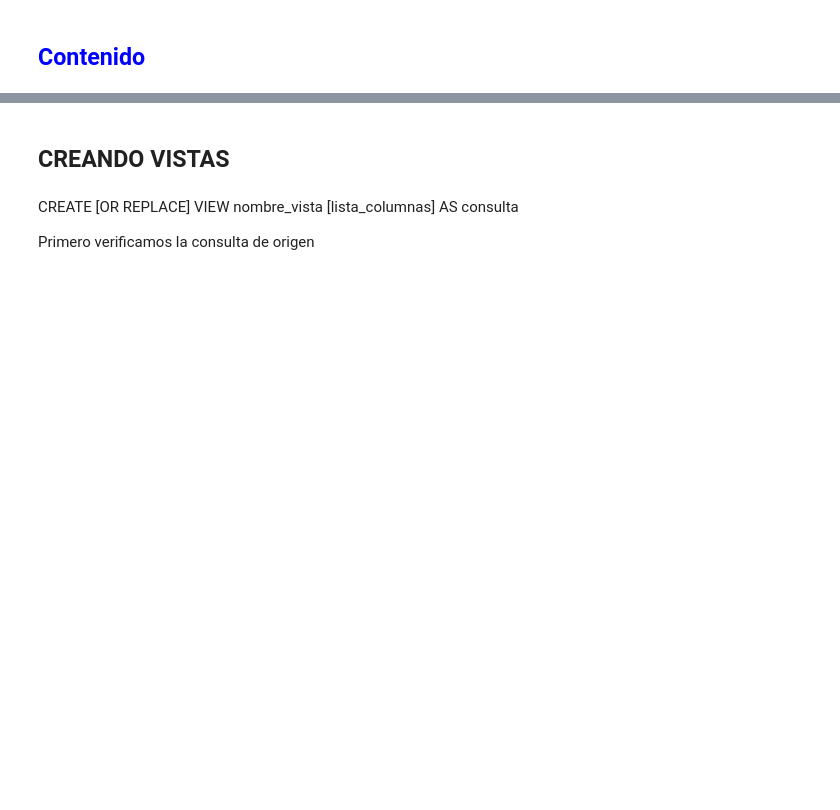
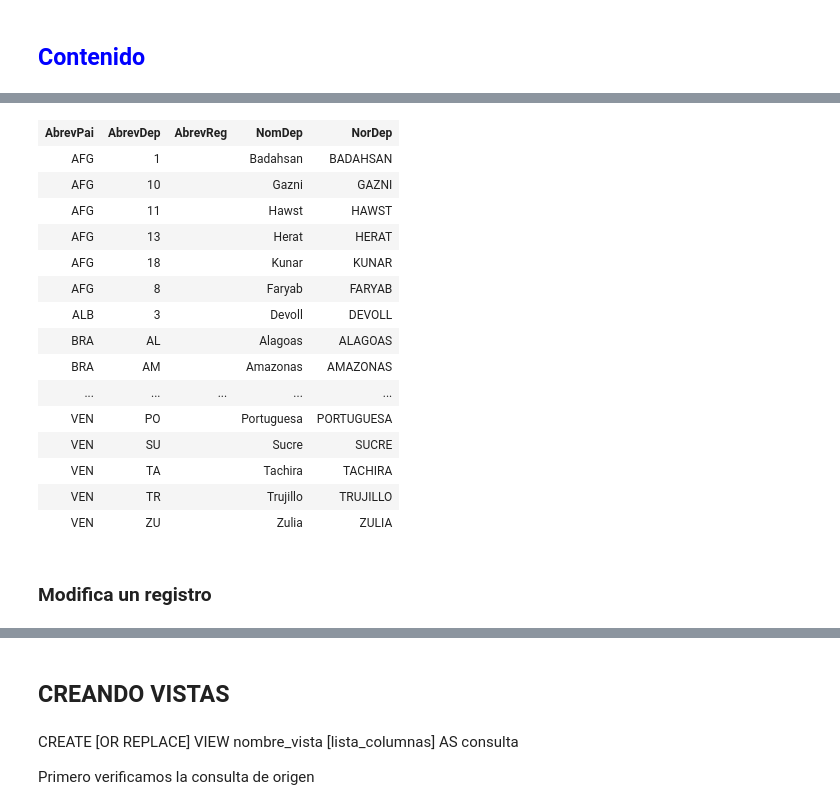
Before and after one commit to AprendizajeProfundo/BigData, a Jupyter notebook: Bases_Datos/Notebooks/Bases_Datos_SQL-2.ipynb, the cells around one changed output, grey strips where cells are left out. Drawn from its saved outputs; the diff is of its cells as text; code cells hidden in the pictures; blank space fills up the shorter version.

```diff
--- a/Bases_Datos/Notebooks/Bases_Datos_SQL-2.ipynb
+++ b/Bases_Datos/Notebooks/Bases_Datos_SQL-2.ipynb
@@ -158,0 +305,21 @@ WHERE P.NomDep = D.NomDep AND M.AbrevDep = P.Abrev_Dep;
+# %%
+SELECT * FROM  EN_DEPARTAMENTO;
+# %% [output]
+| AbrevPai | AbrevDep | AbrevReg | NomDep | NorDep |
+| AFG | 1 |  | Badahsan | BADAHSAN |
+| AFG | 10 |  | Gazni | GAZNI |
+| AFG | 11 |  | Hawst | HAWST |
+| AFG | 13 |  | Herat | HERAT |
+| AFG | 18 |  | Kunar | KUNAR |
+| AFG | 8 |  | Faryab | FARYAB |
+| ALB | 3 |  | Devoll | DEVOLL |
+| BRA | AL |  | Alagoas | ALAGOAS |
+| BRA | AM |  | Amazonas | AMAZONAS |
+| ... | ... | ... | ... | ... |
+| VEN | PO |  | Portuguesa | PORTUGUESA |
+| VEN | SU |  | Sucre | SUCRE |
+| VEN | TA |  | Tachira | TACHIRA |
+| VEN | TR |  | Trujillo | TRUJILLO |
+| VEN | ZU |  | Zulia | ZULIA |
+# %% [markdown]
+### Modifica un registro
```
Also changed, not shown: parts of 117 cells of this notebook, 3 other files.
